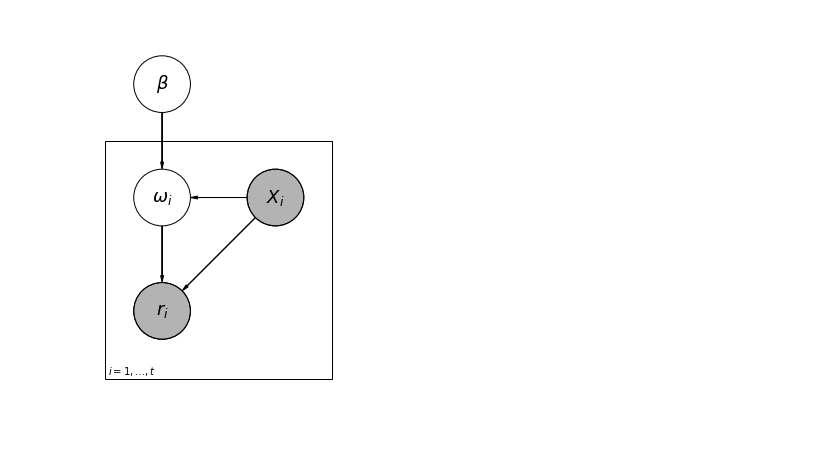
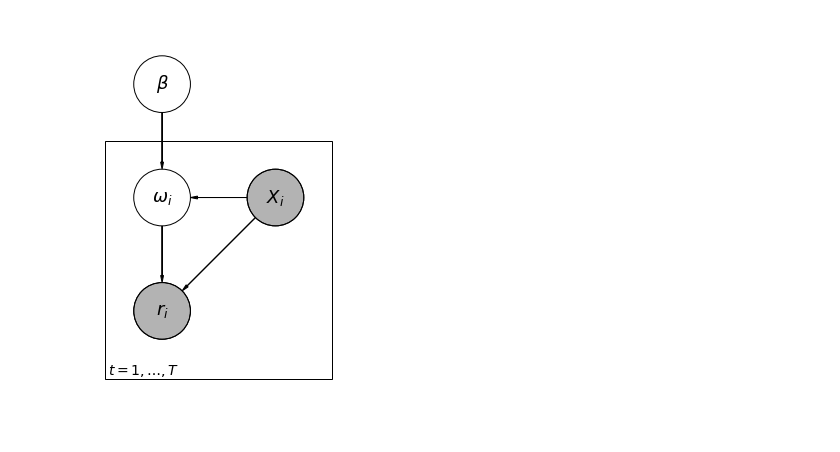
Before and after one commit to banditry/banditry, a Jupyter notebook: notebooks/plate-diagrams.ipynb, the cells around one changed output. Saved outputs shown, nothing was run; the diff lists cells and outputs as text; code cells hidden in the pictures.

```diff
--- a/notebooks/plate-diagrams.ipynb
+++ b/notebooks/plate-diagrams.ipynb
@@ -23,26 +23,25 @@ pgm.render();
 # %%
 pgm = daft.PGM(shape=[3.5, 3.5], origin=[0, 0], grid_unit=4,
                label_params={'fontsize':18}, observed_style='shaded')
 
 
 pgm.add_node(daft.Node("beta", r"$\beta$", 1, 3, scale=2))
 pgm.add_node(daft.Node("X", r"$X_i$", 2, 2, scale=2, observed=True))
 pgm.add_node(daft.Node("omega", r"$\omega_i$", 1, 2, scale=2, observed=False))
 pgm.add_node(daft.Node("r", r"$r_i$", 1, 1, scale=2, observed=True))
 
-daft.Plate
 pgm.add_plate(daft.Plate([0.5, 0.5, 2, 2.], shift=-0.1))
-pgm._ctx.ax().annotate(r"$i = 1, \ldots, t$", [2.1, 1.75])
+pgm._ctx.ax().annotate(r"$t = 1, \ldots, T$", [2.1, 1.75], fontsize=14)
 
 pgm.add_edge("beta", "omega")
 pgm.add_edge("X", "omega")
 pgm.add_edge("X", "r")
 pgm.add_edge("omega", "r")
 
 pgm.render();
 # pgm.figure.savefig("images/pg-logistic-response-model-fixed-beta-pgm.png", dpi=300)
 # %% [output]
-[figure, old version]
+[figure, new version]
 # %%
 pgm = daft.PGM(shape=[3.5, 4.5], origin=[0, 0], grid_unit=4,
                label_params={'fontsize':18}, observed_style='shaded')
```
Also changed, not shown: parts of 5 cells of this notebook.
